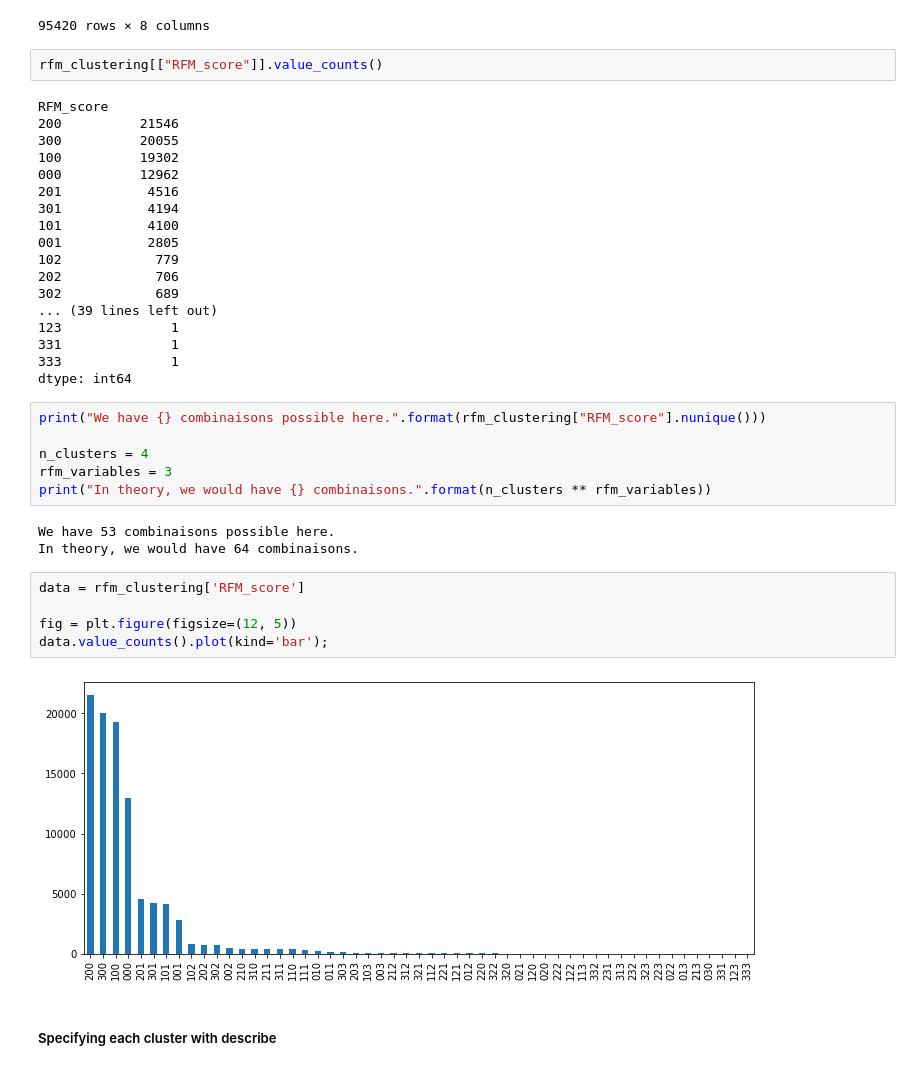
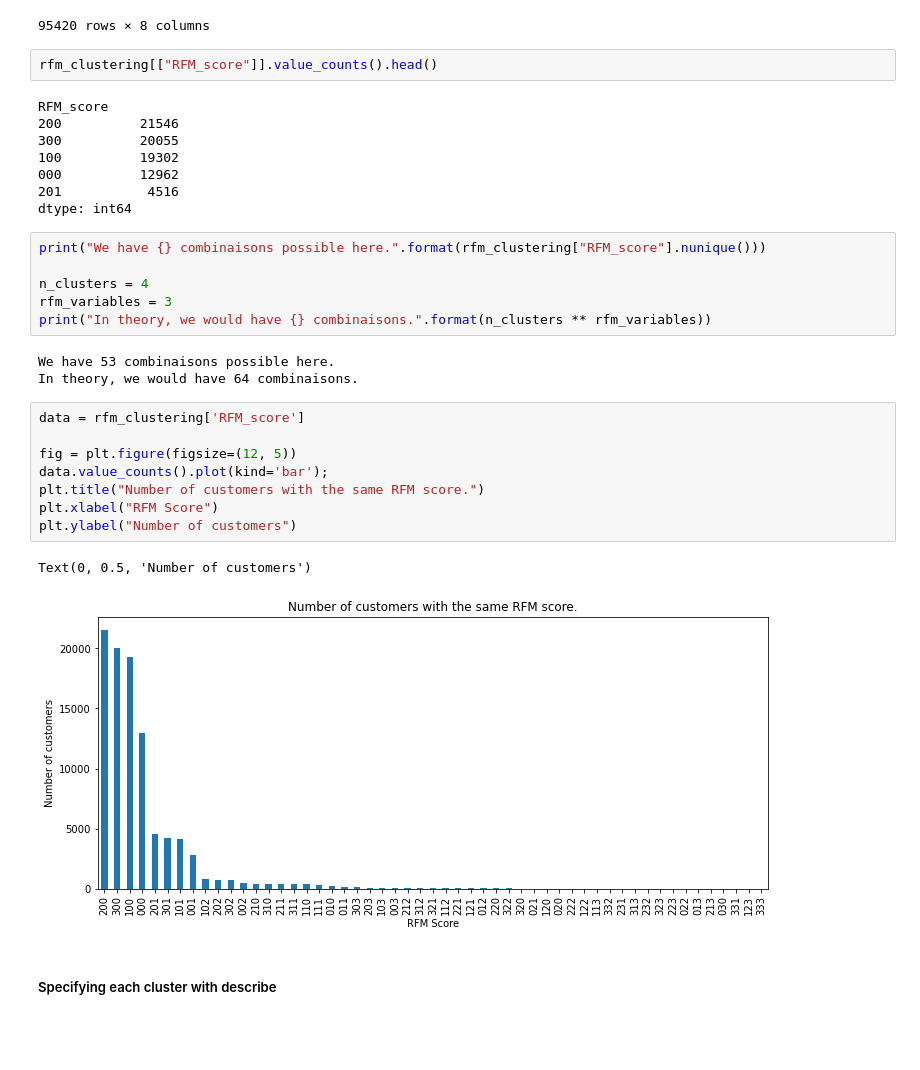
Before and after one commit to oumeima-elgharbi/P5_Data_Science_OpenClassrooms, a Jupyter notebook: P5_02_essais.ipynb, the cells around one changed output. Drawn from its saved outputs; the diff is of its cells as text; blank space fills up the shorter version.

```diff
--- a/P5_02_essais.ipynb
+++ b/P5_02_essais.ipynb
@@ -820,7 +827,7 @@ display(rfm_clustering)
 | 95419 | ffffd2657e2aad2907e67c3e9daecbeb | 488 | 1 | 56.99 | 0 | 0 | ... |
 95420 rows × 8 columns
 # %%
-rfm_clustering[["RFM_score"]].value_counts()
+rfm_clustering[["RFM_score"]].value_counts().head()
 # %% [output]
 RFM_score
 200          21546
@@ -828,16 +835,6 @@ RFM_score
 100          19302
 000          12962
 201           4516
-301           4194
-101           4100
-001           2805
-102            779
-202            706
-302            689
-... (39 lines left out)
-123              1
-331              1
-333              1
 dtype: int64
 # %%
 print("We have {} combinaisons possible here.".format(rfm_clustering["RFM_score"].nunique()))
@@ -851,10 +848,14 @@ In theory, we would have 64 combinaisons.
 # %%
 data = rfm_clustering['RFM_score']
 
 fig = plt.figure(figsize=(12, 5))
 data.value_counts().plot(kind='bar');
+plt.title("Number of customers with the same RFM score.")
+plt.xlabel("RFM Score")
+plt.ylabel("Number of customers")
 # %% [output]
+Text(0, 0.5, 'Number of customers')
-[figure, old version]
+[figure, new version]
 # %% [markdown]
 ##### Specifying each cluster with describe
 # %%
```
Also changed, not shown: parts of 7 cells of this notebook, 4 other files.
